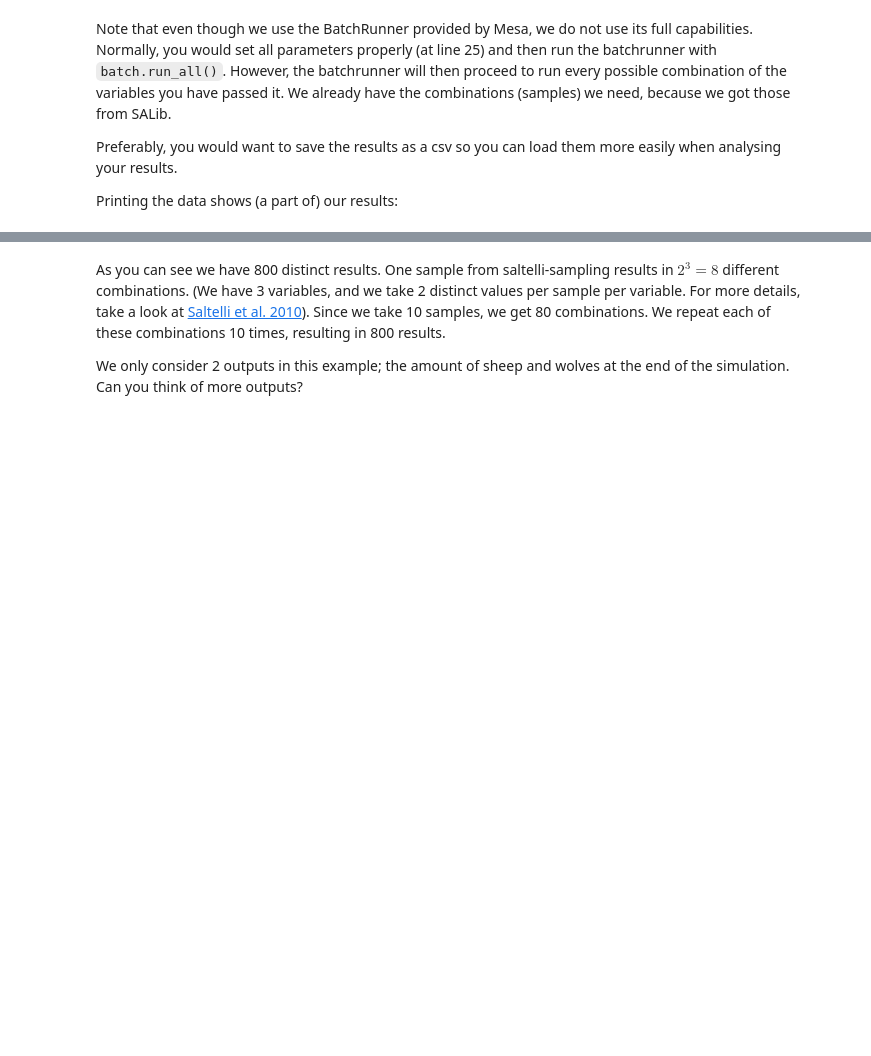
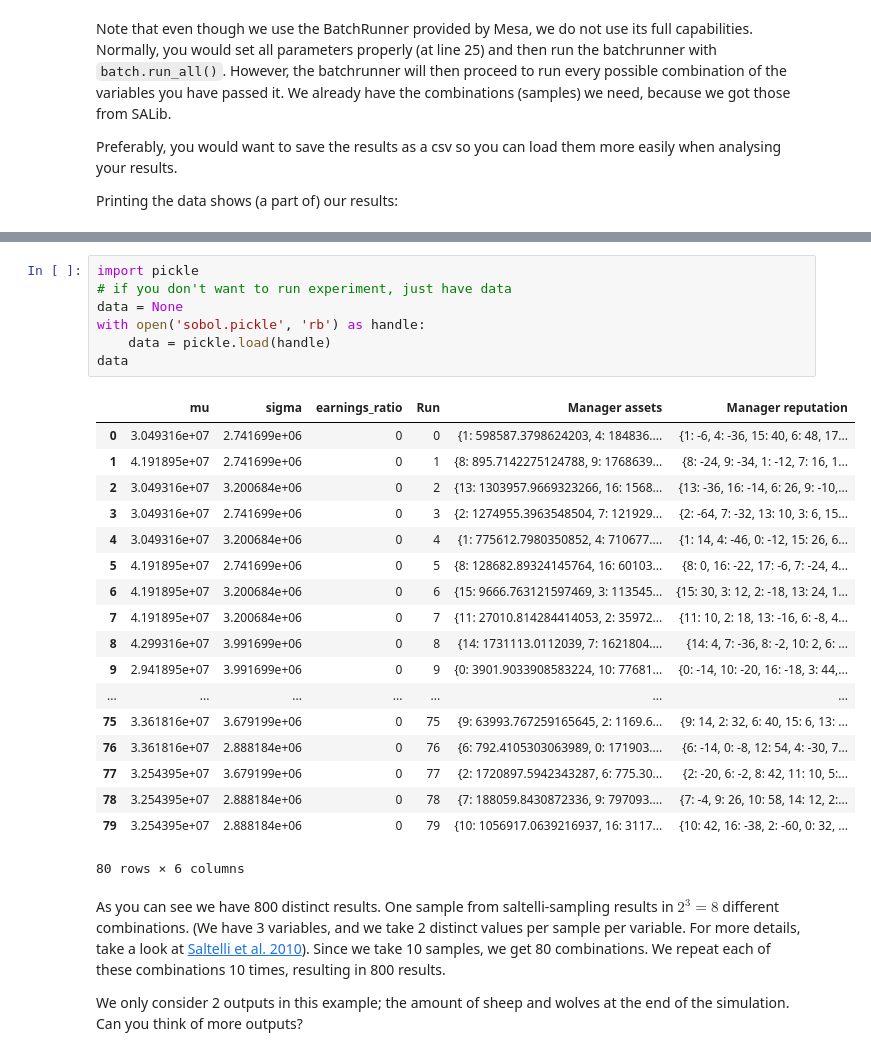
Before and after one commit to Tensaiz/ABM_FIFA, a Jupyter notebook: Model/SA.ipynb, the cells around one changed output, grey strips where cells are left out. Cells and saved outputs as stored; diff of their text form; blank space fills up the shorter version.

```diff
--- a/Model/SA.ipynb
+++ b/Model/SA.ipynb
@@ -255,3 +271,29 @@ print(data)
+# %%
+import pickle
+# if you don't want to run experiment, just have data
+data = None
+with open('sobol.pickle', 'rb') as handle:
+    data = pickle.load(handle)
+data
+# %% [output]
+|  | mu | sigma | earnings_ratio | Run | Manager assets | Manager reputation |
+| 0 | 3.049316e+07 | 2.741699e+06 | 0 | 0 | {1: 598587.3798624203, 4: 184836.... | {1: -6, 4: -36, 15: 40, 6: 48, 17... |
+| 1 | 4.191895e+07 | 2.741699e+06 | 0 | 1 | {8: 895.7142275124788, 9: 1768639... | {8: -24, 9: -34, 1: -12, 7: 16, 1... |
+| 2 | 3.049316e+07 | 3.200684e+06 | 0 | 2 | {13: 1303957.9669323266, 16: 1568... | {13: -36, 16: -14, 6: 26, 9: -10,... |
+| 3 | 3.049316e+07 | 2.741699e+06 | 0 | 3 | {2: 1274955.3963548504, 7: 121929... | {2: -64, 7: -32, 13: 10, 3: 6, 15... |
+| 4 | 3.049316e+07 | 3.200684e+06 | 0 | 4 | {1: 775612.7980350852, 4: 710677.... | {1: 14, 4: -46, 0: -12, 15: 26, 6... |
+| 5 | 4.191895e+07 | 2.741699e+06 | 0 | 5 | {8: 128682.89324145764, 16: 60103... | {8: 0, 16: -22, 17: -6, 7: -24, 4... |
+| 6 | 4.191895e+07 | 3.200684e+06 | 0 | 6 | {15: 9666.763121597469, 3: 113545... | {15: 30, 3: 12, 2: -18, 13: 24, 1... |
+| 7 | 4.191895e+07 | 3.200684e+06 | 0 | 7 | {11: 27010.814284414053, 2: 35972... | {11: 10, 2: 18, 13: -16, 6: -8, 4... |
+| 8 | 4.299316e+07 | 3.991699e+06 | 0 | 8 | {14: 1731113.0112039, 7: 1621804.... | {14: 4, 7: -36, 8: -2, 10: 2, 6: ... |
+| 9 | 2.941895e+07 | 3.991699e+06 | 0 | 9 | {0: 3901.9033908583224, 10: 77681... | {0: -14, 10: -20, 16: -18, 3: 44,... |
+| ... | ... | ... | ... | ... | ... | ... |
+| 75 | 3.361816e+07 | 3.679199e+06 | 0 | 75 | {9: 63993.767259165645, 2: 1169.6... | {9: 14, 2: 32, 6: 40, 15: 6, 13: ... |
+| 76 | 3.361816e+07 | 2.888184e+06 | 0 | 76 | {6: 792.4105303063989, 0: 171903.... | {6: -14, 0: -8, 12: 54, 4: -30, 7... |
+| 77 | 3.254395e+07 | 3.679199e+06 | 0 | 77 | {2: 1720897.5942343287, 6: 775.30... | {2: -20, 6: -2, 8: 42, 11: 10, 5:... |
+| 78 | 3.254395e+07 | 2.888184e+06 | 0 | 78 | {7: 188059.8430872336, 9: 797093.... | {7: -4, 9: 26, 10: 58, 14: 12, 2:... |
+| 79 | 3.254395e+07 | 2.888184e+06 | 0 | 79 | {10: 1056917.0639216937, 16: 3117... | {10: 42, 16: -38, 2: -60, 0: 32, ... |
+80 rows × 6 columns
 # %% [markdown]
 As you can see we have 800 distinct results. One sample from saltelli-sampling results in $2^3=8$ different combinations. (We have 3 variables, and we take 2 distinct values per sample per variable. For more details, take a look at [Saltelli et al. 2010](http://www.sciencedirect.com/science/article/pii/S0010465509003087)). Since we take 10 samples, we get 80 combinations. We repeat each of these combinations 10 times, resulting in 800 results.
 
```
Also changed, not shown: parts of 6 cells of this notebook, 2 other files.
